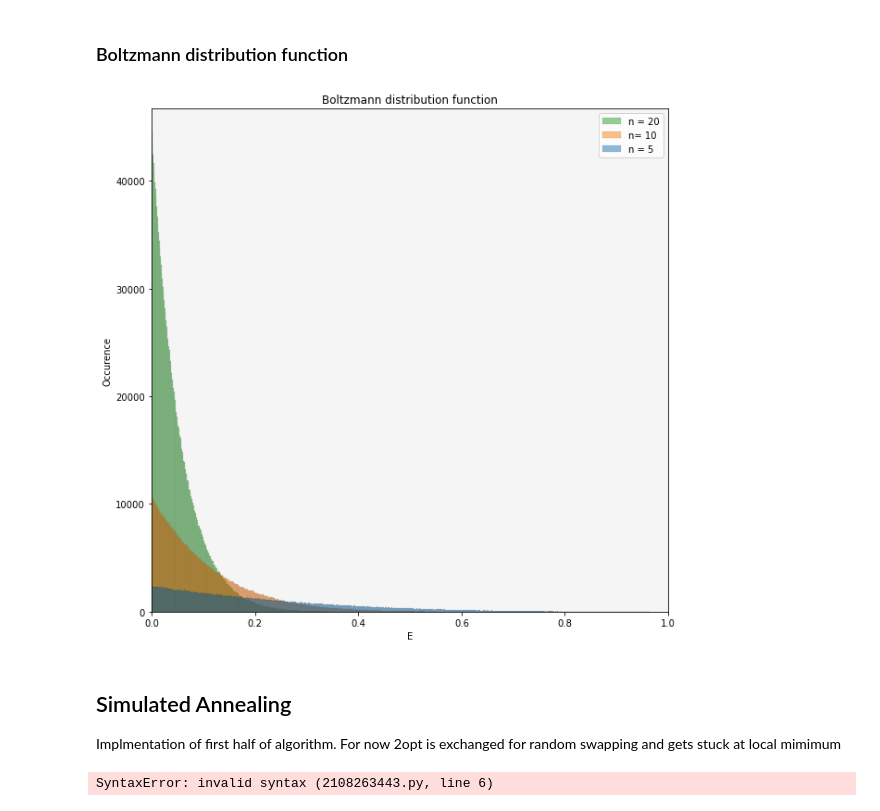
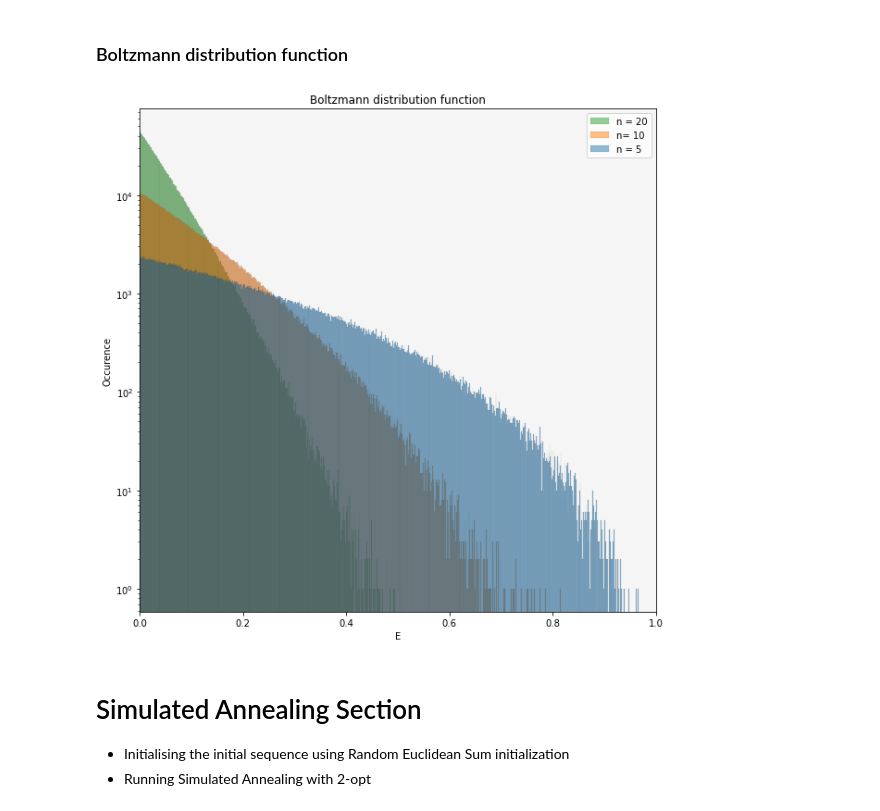
Before and after one commit to ithakis/Stochastic-Simulation-Assignment-3, a Jupyter notebook: Alexander.ipynb, the cells around one changed output. Saved outputs shown, nothing was run; the diff lists cells and outputs as text; code cells hidden in the pictures.

```diff
--- a/Alexander.ipynb
+++ b/Alexander.ipynb
@@ -49,14 +53,14 @@ def ordered_cities(sequence, map):
 # %%
 %matplotlib inline
 
-dtype = int ;   print(f"Data type of np.arrays = {dtype}")
+dtype = int #;   print(f"Data type of np.arrays = {dtype}")
 print(" - - EI51 - - ")
 EI51 = [[37, 52, 1], [49, 49, 2], [52, 64, 3], [20, 26, 4], [40, 30, 5], [21, 47, 6], [17, 63, 7], [31, 62, 8], [52, 33, 9], [51, 21, 10], [42, 41, 11], [31, 32, 12], [5, 25, 13], [12, 42, 14], [36, 16, 15], [52, 41, 16], [27, 23, 17], [17, 33, 18], [13, 13, 19], [57, 58, 20], [62, 42, 21], [42, 57, 22], [16, 57, 23], [8, 52, 24], [7, 38, 25], [27, 68, 26], [30, 48, 27], [43, 67, 28], [58, 48, 29], [58, 27, 30], [37, 69, 31], [38, 46, 32], [46, 10, 33], [61, 33, 34], [62, 63, 35], [63, 69, 36], [32, 22, 37], [45, 35, 38], [59, 15, 39], [5, 6, 40], [10, 17, 41], [21, 10, 42], [5, 64, 43], [30, 15, 44], [39, 10, 45], [32, 39, 46], [25, 32, 47], [25, 55, 48], [48, 28, 49], [56, 37, 50], [30, 40, 51]]
 # EI51 = [[37, 52], [49, 49], [52, 64], [20, 26], [40, 30], [21, 47], [17, 63], [31, 62], [52, 33], [51, 21], [42, 41], [31, 32], [5, 25], [12, 42], [36, 16], [52, 41], [27, 23], [17, 33], [13, 13], [57, 58], [62, 42], [42, 57], [16, 57], [8, 52], [7, 38], [27, 68], [30, 48], [43, 67], [58, 48], [58, 27], [37, 69], [38, 46], [46, 10], [61, 33], [62, 63], [63, 69], [32, 22], [45, 35], [59, 15], [5, 6], [10, 17], [21, 10], [5, 64], [30, 15], [39, 10], [32, 39], [25, 32], [25, 55], [48, 28], [56, 37], [30, 40]]
 SOLUTION_EI51 = 426
 EI51 = np.array(EI51, dtype=dtype)
 plot_map(EI51, "EI51")
-print(f"Length of EI51   = {len(EI51)}")
-print(f"Bottom Left City of EI51   = {EI51[ np.argmin(EI51[:,0] + EI51[:,1]) ][2]}\n")
+print(f"Length of EI51 = {len(EI51)} \nKnown Solution = {SOLUTION_EI51}")
+print(f"Bottom Left City of EI51 = {EI51[ np.argmin(EI51[:,0] + EI51[:,1]) ][2]}\n")
 
 print(" - - A280 - - ")
@@ -65,7 +69,7 @@ A280 = [[288, 149, 1], [288, 129, 2], [270, 133, 3], [256, 141, 4], [256, 157, 5
 SOLUTION_A280 = 2579
 A280 = np.array(A280, dtype=dtype)
 plot_map(A280, "A280")
-print(f"Length of A280   = {len(A280)}")
-print(f"Bottom Left City of A280   = {A280[ np.argmin(A280[:,0] + A280[:,1]) ][2]}\n")
+print(f"Length of A280 = {len(A280)} \nKnown Solution = {SOLUTION_A280}")
+print(f"Bottom Left City of A280 = {A280[ np.argmin(A280[:,0] + A280[:,1]) ][2]}\n")
 
 print(" - - PCB442 - - ")
@@ -74,6 +78,6 @@ PCB442 = [[200, 400, 1], [200, 500, 2], [200, 600, 3], [200, 700, 4], [200, 800,
 SOLUTION_PCB442 = 50778
 PCB442 = np.array(PCB442, dtype=dtype)
 plot_map(PCB442, "PCB442")
-print(f"Length of PCB442 = {len(PCB442)}\n")
-print(f"Bottom Left City of PCB442   = {PCB442[ np.argmin(PCB442[:,0] + PCB442[:,1]) ][2]}\n")
+print(f"Length of PCB442 = {len(PCB442)} \nKnown Solution = {SOLUTION_PCB442}\n")
+print(f"Bottom Left City of PCB442 = {PCB442[ np.argmin(PCB442[:,0] + PCB442[:,1]) ][2]}\n")
 # %% [output]
@@ -622,41 +612,23 @@ for n in N:
 # %%
 """Boltzmann distribution function"""
 fig = plt.figure()
 fig.set_facecolor('w')
 fig.set_size_inches(10, 10, forward=True)
 fig.tight_layout()
 ax = fig.add_subplot()
 
 ax.set_facecolor('whitesmoke')
 ax.set_title("Boltzmann distribution function")
 
 g = sns.histplot([flat_E_five, flat_E_ten,flat_E_twenty])
-# g.set_yscale('log')
+g.set_yscale('log')
 g.set(xlabel = 'E', ylabel =  'Occurence')
 g.set(xlim = (0,1))
 plt.legend(labels=["n = 20", "n= 10", "n = 5"])
 plt.savefig("Boltzmann distribution function"); plt.show()
 # %% [output]
-[figure, old version]
+[figure, new version]
-# %% [markdown]
-## Simulated Annealing
-
-Implmentation of first half of algorithm. For now 2opt is exchanged for random swapping and gets stuck at local mimimum
-# %%
-@njit()
-def euclidean_weighted_random_choice(sequence, map, stochasticity=1):
-    ns = np.array(sequence, copy=True)
-    sc = sequence[0]
-    for i in range(1, sequence.shape[0]-1):
-        ns[i] =
-        # create subset
-        ss = ns[i:sequence.shape[0]]
-        # create array with cities remaining and their distance from the selected
-
-
-    D = np.zeros(sequence.shape[0])
-    for i in range(1, sequence.shape[0]):
-        D[i] = np.square(om[i-1, 0] - om[i, 0])   +    np.square(om[i-1, 1] - om[i, 1])
-    return  np.sum(np.sqrt(D))
-# %% [output]
-SyntaxError: invalid syntax (2108263443.py, line 6)
+# %% [markdown]
+# Simulated Annealing Section
+ - Initialising the initial sequence using Random Euclidean Sum initialization
+ - Running Simulated Annealing with 2-opt
```
Also changed, not shown: parts of 44 cells of this notebook.
